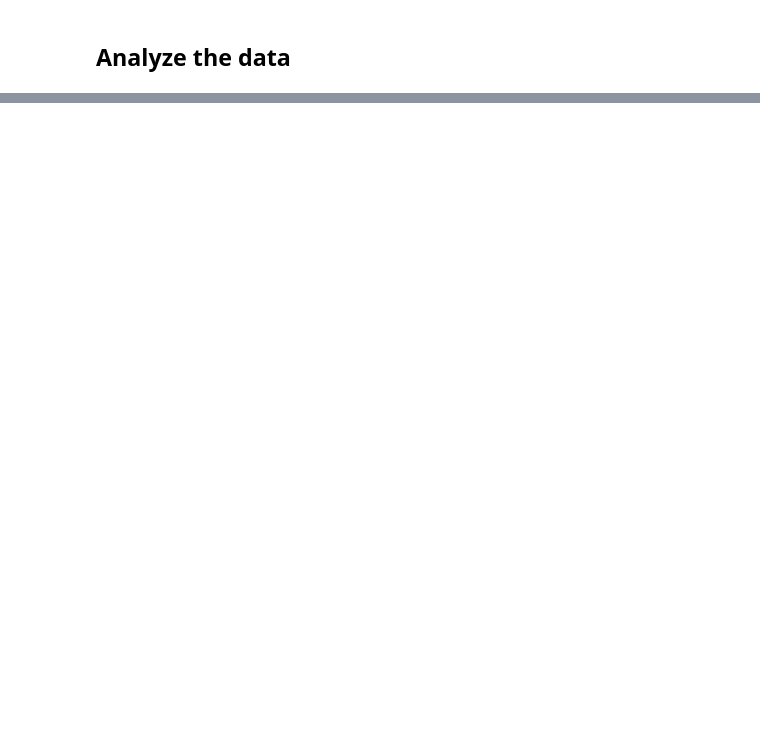
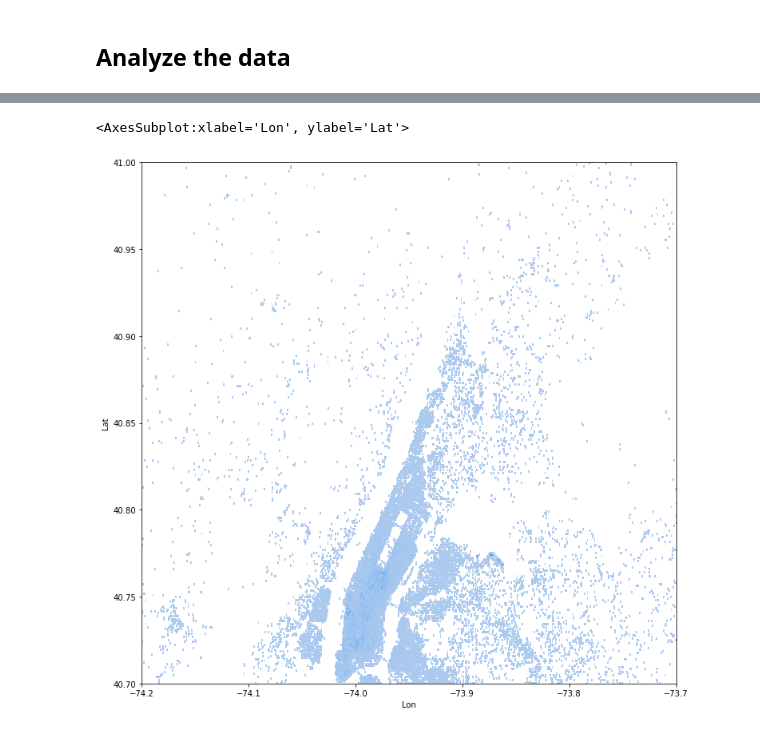
Before and after one commit to jontewks/uber_EDA, a Jupyter notebook: exploratory_data_analysis.ipynb, the cells around one changed output, grey strips where cells are left out. Drawn from its saved outputs; the diff is of its cells as text; code cells hidden in the pictures; blank space fills up the shorter version.

```diff
--- a/exploratory_data_analysis.ipynb
+++ b/exploratory_data_analysis.ipynb
@@ -85,0 +119,8 @@ df.sample(5)
+# %%
+plt.figure(figsize=(12, 12))
+plt.xlim(-74.2, -73.7)
+plt.ylim(40.7, 41)
+sns.histplot(df, x='Lon', y='Lat')
+# %% [output]
+<AxesSubplot:xlabel='Lon', ylabel='Lat'>
+[figure, added]
```
Also changed, not shown: parts of 9 cells of this notebook.
